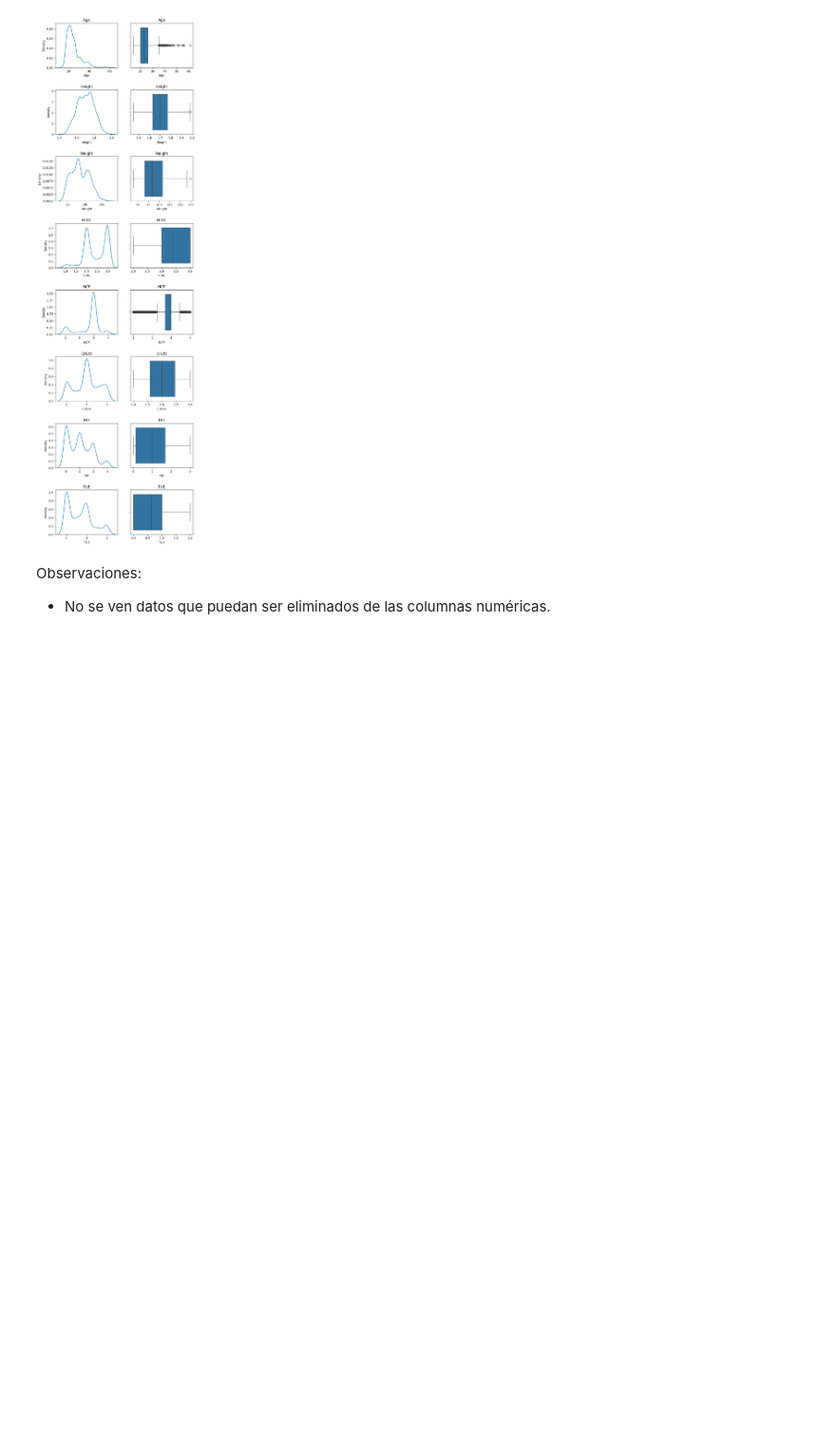
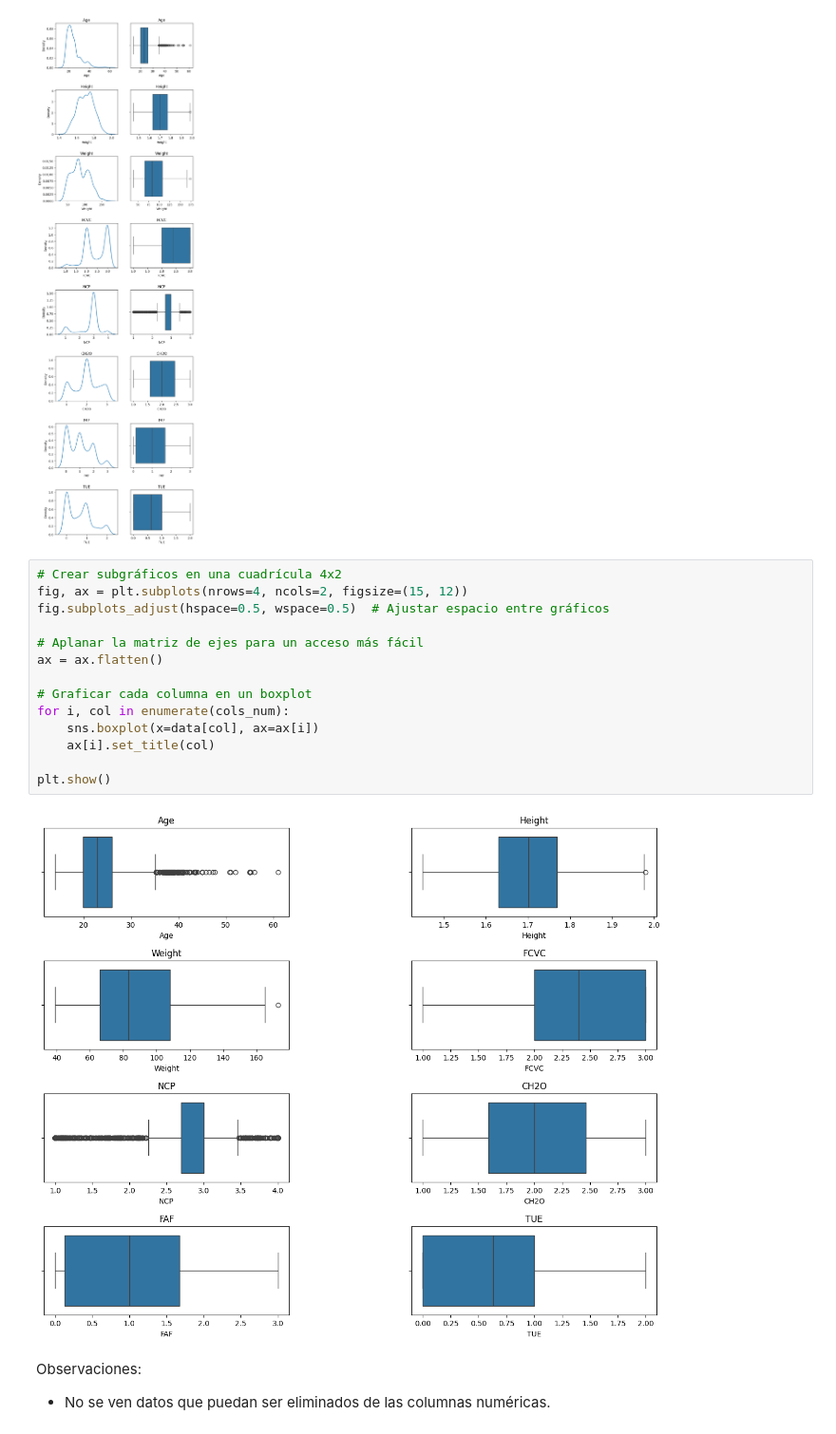
Before and after one commit to JohnReyes02/Talento_tech, a Jupyter notebook: Proyecto/2_Colab/limpieza_de_datos.ipynb, the cells around one changed output. Shown: that part at 95% size. Saved outputs shown, nothing was run; the diff lists cells and outputs as text; blank space fills up the shorter version.

```diff
--- a/Proyecto/2_Colab/limpieza_de_datos.ipynb
+++ b/Proyecto/2_Colab/limpieza_de_datos.ipynb
@@ -202,6 +251,22 @@ for i, col in enumerate(cols_num):
     ax[i, 0].set_title(col)
 # %% [output]
 [figure]
+# %%
+# Crear subgráficos en una cuadrícula 4x2
+fig, ax = plt.subplots(nrows=4, ncols=2, figsize=(15, 12))
+fig.subplots_adjust(hspace=0.5, wspace=0.5)  # Ajustar espacio entre gráficos
+
+# Aplanar la matriz de ejes para un acceso más fácil
+ax = ax.flatten()
+
+# Graficar cada columna en un boxplot
+for i, col in enumerate(cols_num):
+    sns.boxplot(x=data[col], ax=ax[i])
+    ax[i].set_title(col)
+
+plt.show()
+# %% [output]
+[figure, added]
 # %% [markdown]
 Observaciones:
 - No se ven datos que puedan ser eliminados de las columnas numéricas.
```
Also changed, not shown: parts of 5 cells of this notebook, 16 other files.
